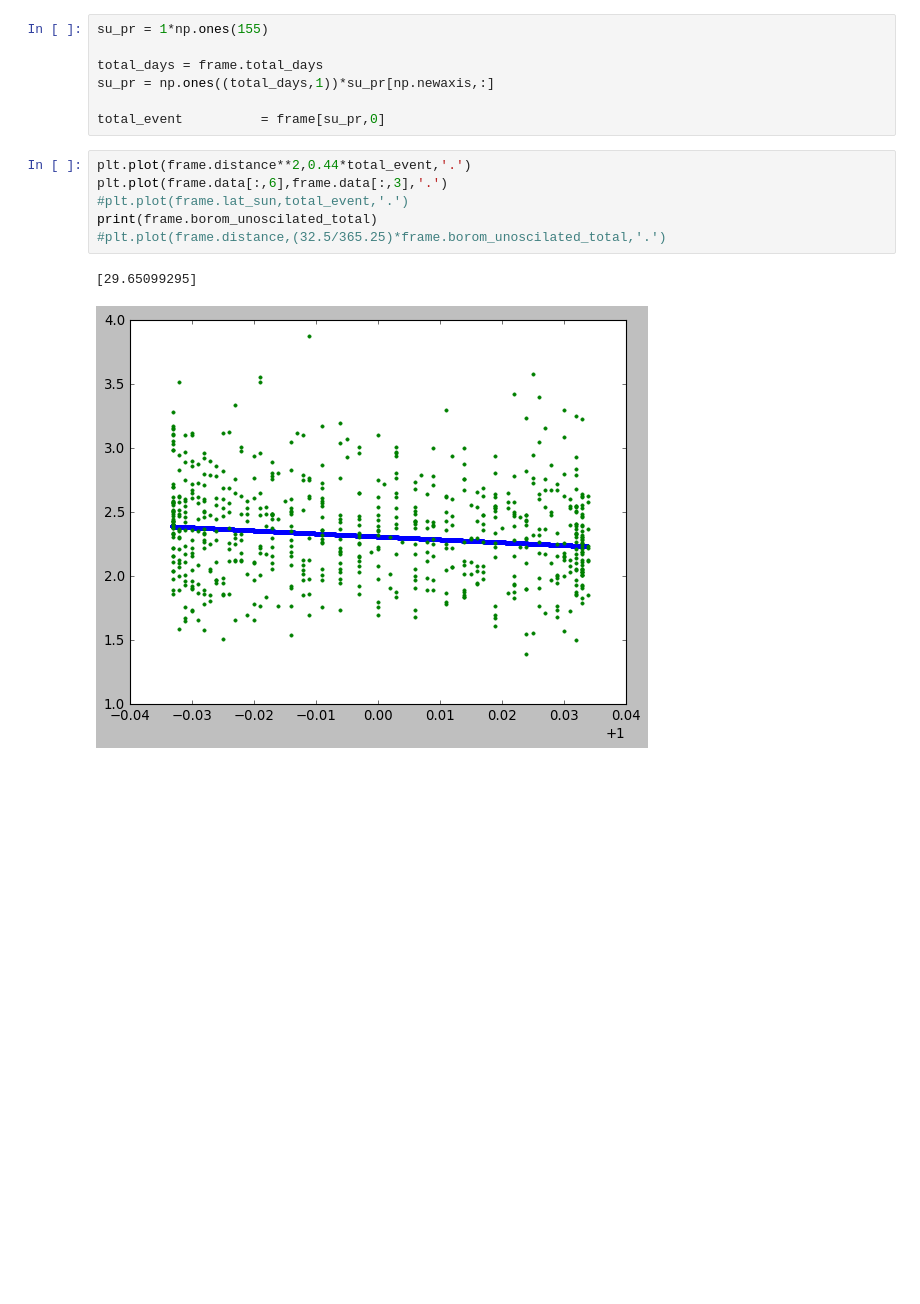
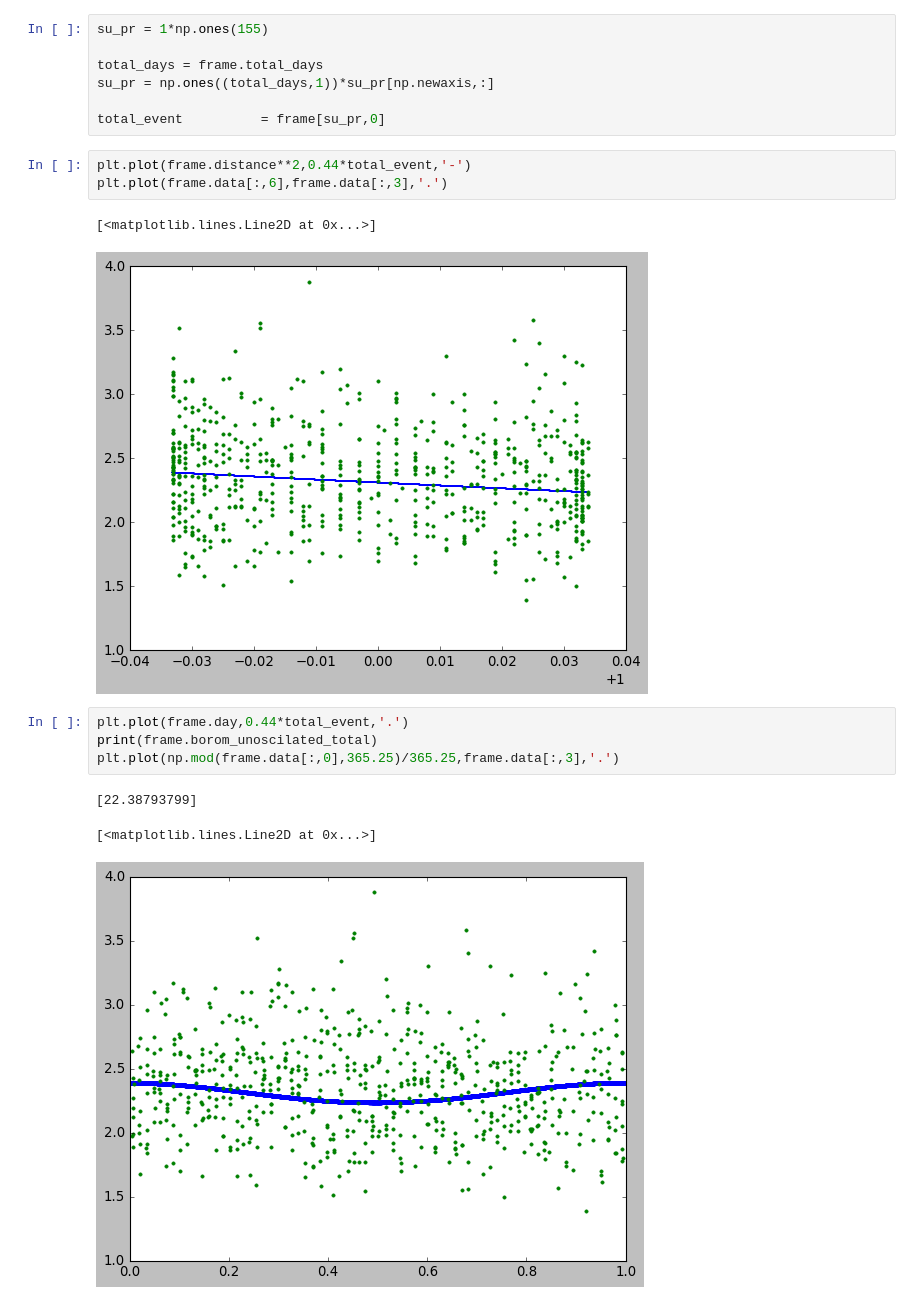
Before and after one commit to SaeedAnsarifard/NeuMod, a Jupyter notebook: Tutorial.ipynb, the cells around one changed output. Saved outputs shown, nothing was run; the diff lists cells and outputs as text; blank space fills up the shorter version.

```diff
--- a/Tutorial.ipynb
+++ b/Tutorial.ipynb
@@ -28,12 +20,17 @@ su_pr = np.ones((total_days,1))*su_pr[np.newaxis,:]
 
 total_event          = frame[su_pr,0]
 # %%
-plt.plot(frame.distance**2,0.44*total_event,'.')
+plt.plot(frame.distance**2,0.44*total_event,'-')
 plt.plot(frame.data[:,6],frame.data[:,3],'.')
-#plt.plot(frame.lat_sun,total_event,'.')
-print(frame.borom_unoscilated_total)
-#plt.plot(frame.distance,(32.5/365.25)*frame.borom_unoscilated_total,'.')
 # %% [output]
-[29.65099295]
+[<matplotlib.lines.Line2D at 0x...>]
 [figure]
+# %%
+plt.plot(frame.day,0.44*total_event,'.')
+print(frame.borom_unoscilated_total)
+plt.plot(np.mod(frame.data[:,0],365.25)/365.25,frame.data[:,3],'.')
+# %% [output]
+[22.38793799]
+[<matplotlib.lines.Line2D at 0x...>]
+[figure, added]
 # %%
```
Also changed, not shown: parts of 10 cells of this notebook, 1 other file.
